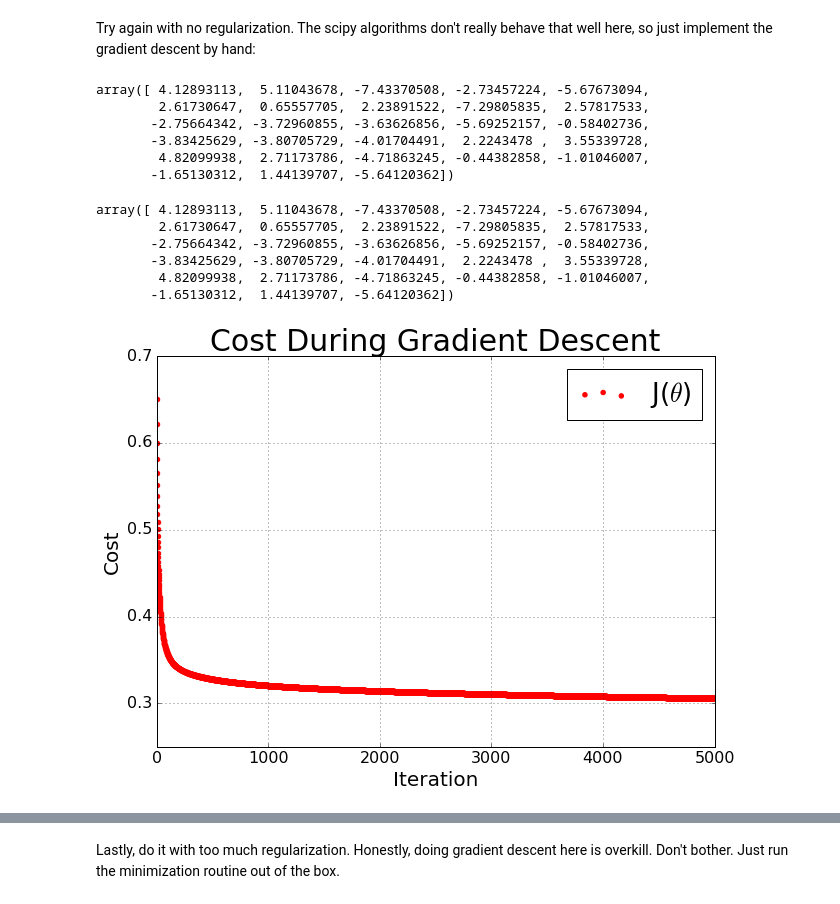
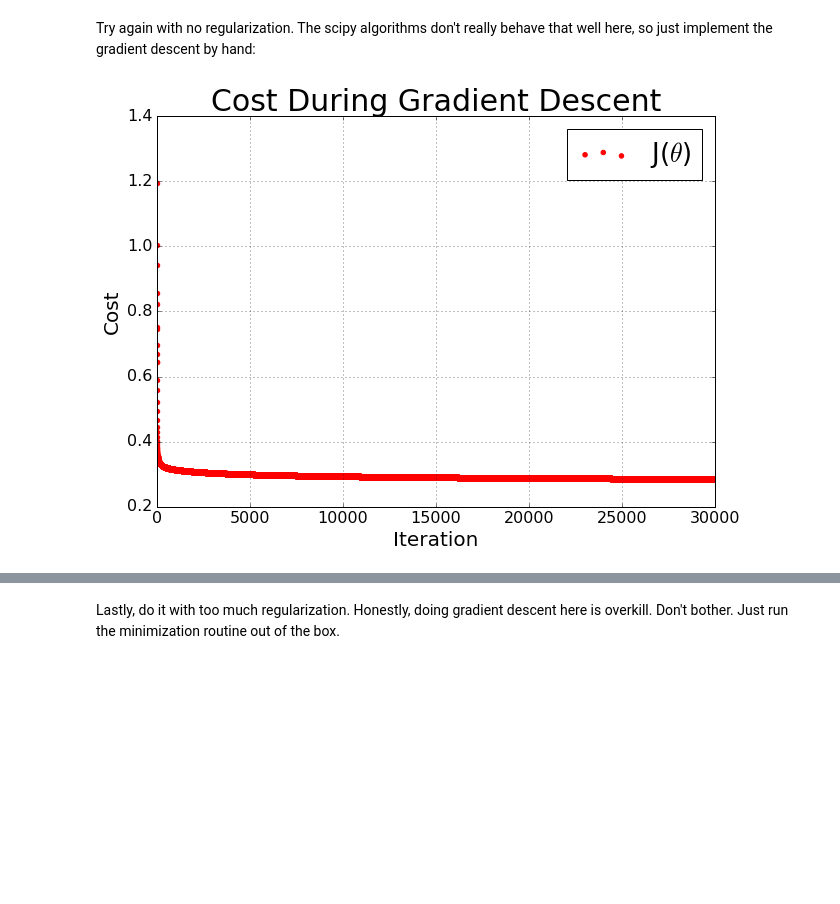
Before and after one commit to coreyjadams/machine_learning, a Jupyter notebook: machine-learning-ex2/ex2Part2.ipynb, the cells around one changed output, grey strips where cells are left out. Saved outputs shown, nothing was run; the diff lists cells and outputs as text; code cells hidden in the pictures; blank space fills up the shorter version.

```diff
--- a/machine-learning-ex2/ex2Part2.ipynb
+++ b/machine-learning-ex2/ex2Part2.ipynb
@@ -40,7 +40,7 @@ unique_vals = set(y)
 # Since I know there are two values, I can define the markers by hand:
 markers = ["o","+"]
 colors = ['y','black']
-labels =['Admitted', 'Not Admitted']
+labels =['y = 1', 'y = 0']
 
 # Here's the cool part: numpy can distribute the comparison operator to the whole array:
 i = 0
@@ -55,9 +55,9 @@ for val in unique_vals:
     i += 1
 
 # Plots require a title and axis labels:
-plt.title("Distribution of Exam Scores", fontsize=30)
-plt.xlabel("Exam 1 Score", fontsize=20)
-plt.ylabel("Exam 2 Score", fontsize=20)
+plt.title("Microchip Tests", fontsize=30)
+plt.xlabel("Test 1 Score", fontsize=20)
+plt.ylabel("Test 2 Score", fontsize=20)
 
 # Make the ticks bigger to be more visible:
 for tick in ax.xaxis.get_major_ticks():
@@ -200,4 +223,3 @@ print params
 # %%
-opt_theta = params.x
 print "Cost at optimized values is {}".format(cost(opt_theta,x,y,1.0))
 # %% [output]
@@ -216,7 +238,7 @@ unique_vals = set(y)
 # Since I know there are two values, I can define the markers by hand:
 markers = ["o","+"]
 colors = ['y','black']
-labels =['Admitted', 'Not Admitted']
+labels =['y = 1', 'y = 0']
 
 # Here's the cool part: numpy can distribute the comparison operator to the whole array:
 i = 0
@@ -252,9 +274,9 @@ contours = plt.contour(exam0_vals,exam1_vals,j_vals,
 # The method used above is slower, but also generalized for complicated contours
 
 # Plots require a title and axis labels:
-plt.title("Distribution of Exam Scores", fontsize=30)
-plt.xlabel("Exam 1 Score", fontsize=20)
-plt.ylabel("Exam 2 Score", fontsize=20)
+plt.title("Microchip Tests", fontsize=30)
+plt.xlabel("Test 1 Score", fontsize=20)
+plt.ylabel("Test 2 Score", fontsize=20)
 
 # Make the ticks bigger to be more visible:
 for tick in ax.xaxis.get_major_ticks():
@@ -276,72 +298,58 @@ plt.grid(True)
 Looks decent enough.
 # %% [markdown]
 Try again with no regularization.  The scipy algorithms don't really behave that well here, so just implement the gradient descent by hand:
-# %%
-theta
-# %% [output]
-array([ 4.12893113,  5.11043678, -7.43370508, -2.73457224, -5.67673094,
-        2.61730647,  0.65557705,  2.23891522, -7.29805835,  2.57817533,
-       -2.75664342, -3.72960855, -3.63626856, -5.69252157, -0.58402736,
-       -3.83425629, -3.80705729, -4.01704491,  2.2243478 ,  3.55339728,
-        4.82099938,  2.71173786, -4.71863245, -0.44382858, -1.01046007,
-       -1.65130312,  1.44139707, -5.64120362])
-# %%
-theta
-# %% [output]
-array([ 4.12893113,  5.11043678, -7.43370508, -2.73457224, -5.67673094,
-        2.61730647,  0.65557705,  2.23891522, -7.29805835,  2.57817533,
-       -2.75664342, -3.72960855, -3.63626856, -5.69252157, -0.58402736,
-       -3.83425629, -3.80705729, -4.01704491,  2.2243478 ,  3.55339728,
-        4.82099938,  2.71173786, -4.71863245, -0.44382858, -1.01046007,
-       -1.65130312,  1.44139707, -5.64120362])
 # %%
-iterations = 5000
-alpha = 5
+iterations = 30000
+# I've set the learning rate very high here, to make it overfit more aggressively.
+alpha = 10.0
 l = 0.0
 
 # start_cost = cost()
 
 overfit_theta = numpy.zeros(x.shape[0])
-cost_history = []
+overfit_cost_history = []
 
 for i in xrange(iterations):
     # Update the theta parameters:
     grad = gradient(overfit_theta,x,y,l)
     overfit_theta -= alpha*grad
-    cost_history.append(cost(overfit_theta,x,y,l))
+    overfit_cost_history.append(cost(overfit_theta,x,y,l))
+
+overfit_cost_history = numpy.asarray(overfit_cost_history).flatten()
+
 
 def plotCost(x,y):
 
     #Define the plot
     fig, ax = plt.subplots(figsize=(10,7))
 
     #Plot the data
     # Notice that I have to use a raw string (with the r in front) to render the theta correctly
     plt.scatter(x,y,marker="o",color='r',label=r"J($\theta$)")
 
 
     # Plots require a title and axis labels:
     plt.title("Cost During Gradient Descent", fontsize=30)
     plt.xlabel("Iteration", fontsize=20)
     plt.ylabel("Cost", fontsize=20)
 
     # Make the ticks bigger to be more visible:
     for tick in ax.xaxis.get_major_ticks():
         tick.label.set_fontsize(16)
     for tick in ax.yaxis.get_major_ticks():
         tick.label.set_fontsize(16)
 
     # Set the plot limits
     ax.set_xlim(0,iterations)
 
     # Always, plt.grid(True)
     plt.grid(True)
     plt.legend(fontsize=26)
 
 it = range(iterations)
-plotCost(it,cost_history)
+plotCost(it,overfit_cost_history)
 # %% [output]
-[figure, old version]
+[figure, new version]
 # %%
 def predict_overfit(x1,x2):
     return h(overfit_theta,mapFeatures(x1,x2))
```
Also changed, not shown: parts of 15 cells of this notebook, 1 other file.
